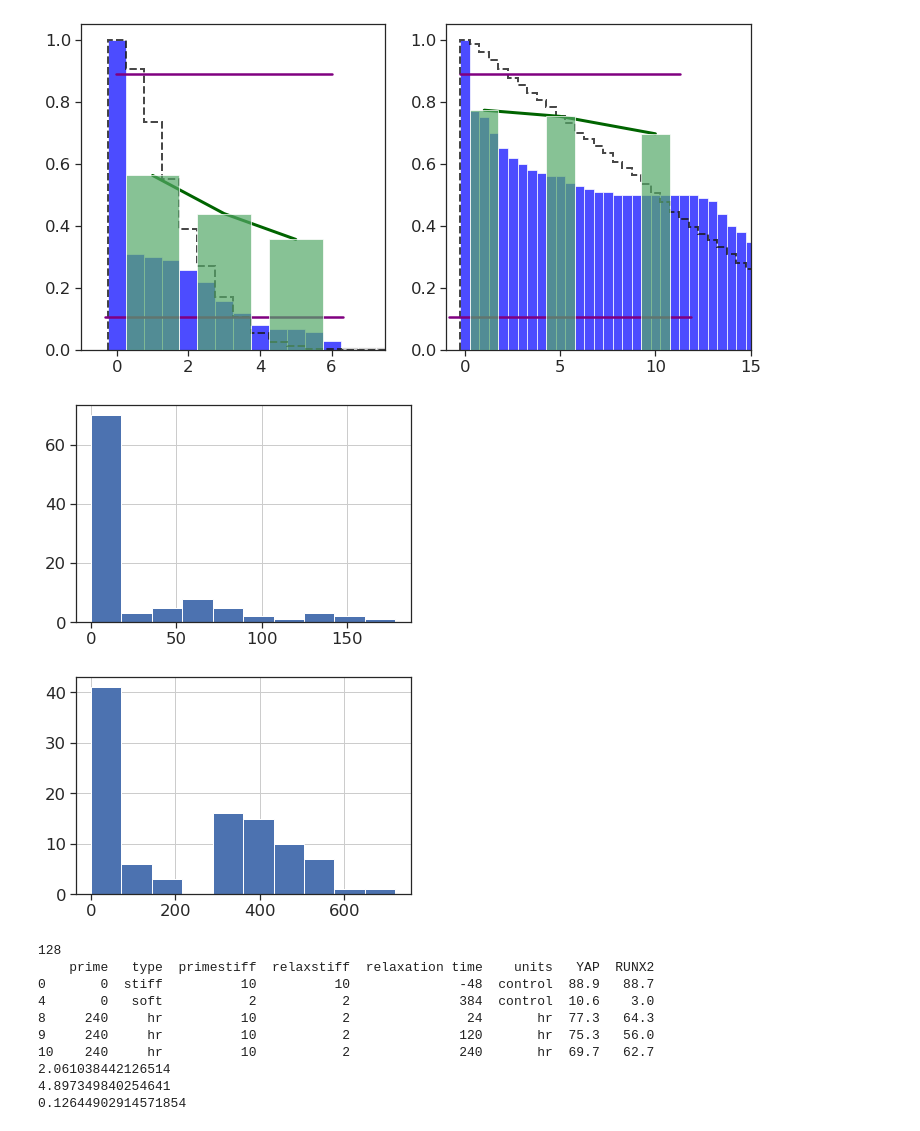
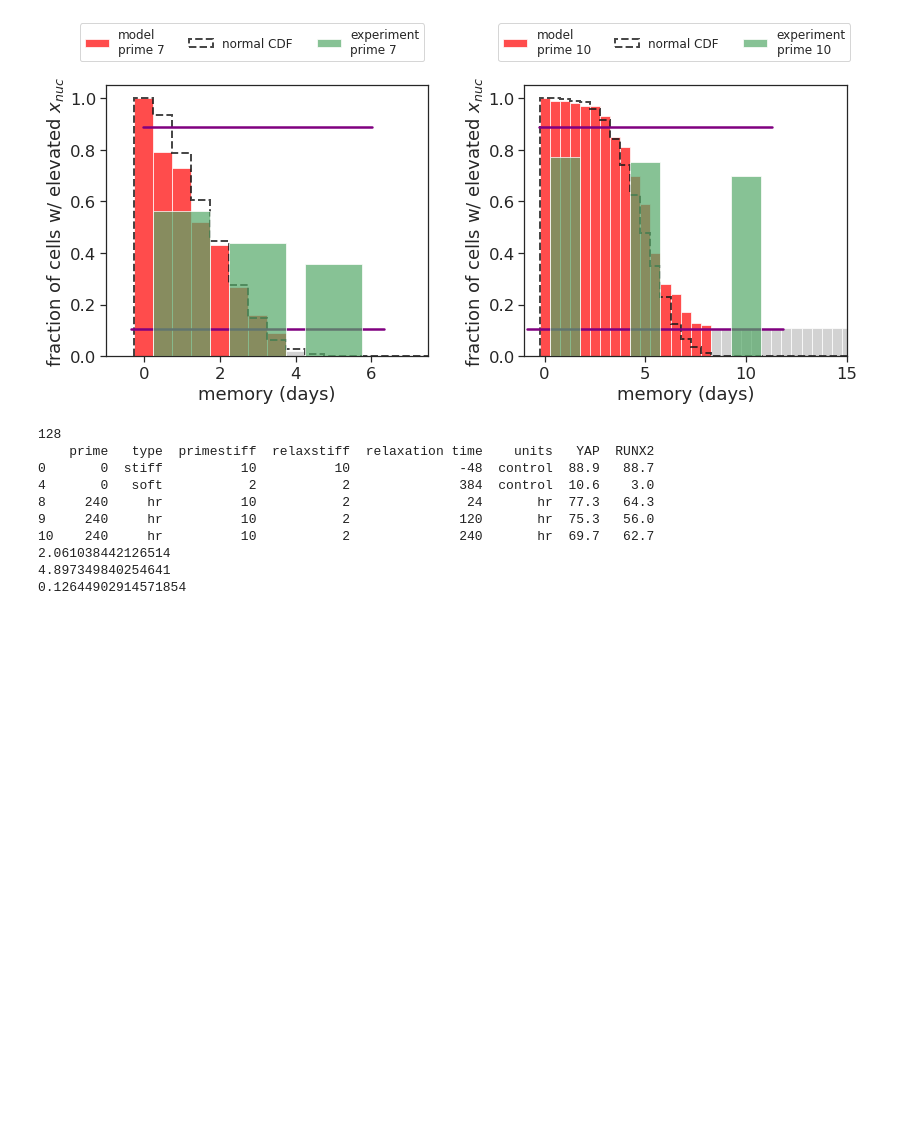
Before and after one commit to chris-price19/cell-mech-memory, a Jupyter notebook: ensemble_visualization-v2.ipynb, the cells around one changed output. Saved outputs shown, nothing was run; the diff lists cells and outputs as text; code cells hidden in the pictures; blank space fills up the shorter version.

Commit message:
add ensemble data
adding files for noise simulations

```diff
--- a/ensemble_visualization-v2.ipynb
+++ b/ensemble_visualization-v2.ipynb
@@ -42,5 +46,5 @@ pd.set_option('display.expand_frame_repr', True, 'display.max_columns', None)
 # %%
-dynamics = 'exp'
+dynamics = 'linear'
 if dynamics == 'exp':
     fdir = './noise_results_mswitch/prod/'
 elif dynamics == 'linear':
@@ -73,6 +77,7 @@ alldf = alldf.reset_index(drop=True)
 mem_grouping = alldf[['label', 'global_id', 'trial_id','mem_time','mem_stiff','prime_stiff','input_primetime']].groupby(['label', 'global_id', 'input_primetime']).agg('mean')
 
 print(mem_grouping.head(10))
+print(alldf['eps'])
 # %% [output]
 Index(['Unnamed: 0', 'tau_F', 'tau_SG', 'tau_SR', 'kc', 'km', 'x0', 'a0',
        'xtt', 'g', 'n', 'm0', 'a_max', 'time_resolution', 'tau_R0', 'TV0SR',
@@ -131,7 +136,7 @@ for xi, xx in enumerate(ptime):
     exp_distros.append([xx, distrodf[['mechanoact','relaxation time']].sort_values(by='relaxation time')])
 
     ax[xi].bar(subdata.loc[subdata['units']=='hr','relaxation time'] / 24, subdata.loc[subdata['units']=='hr','YAP']/100.,
-           width=1.5, color='g', alpha=0.7, label='prime '+str(xx/24.), zorder=10)
+           width=1.5, color='g', alpha=0.7, zorder=10, label = 'experiment\nprime '+str(int(xx/24.)))
 #     ax[xi].bar(subdata.loc[subdata['units']=='control','relaxation time'] / 24, subdata.loc[subdata['units']=='control','YAP']/100.,
 #            width=1.5, color='k', alpha=1., label='controls', zorder=10)
 
@@ -141,7 +146,8 @@ for xi, xx in enumerate(ptime):
     val = subdata.loc[subdata['type'] == 'soft','YAP'].values/100.
     ax[xi].plot(ax[xi].get_xlim(), [val, val], linewidth=2.5,color=mcolors['purple']) # linestyle='--'
 
-    ax[xi].plot(distrodf['relaxation time']/24, distrodf['YAP']/100., color = mcolors['darkgreen'], linewidth=3.)
+    # exp distribution that gets used for the scoring
+#     ax[xi].plot(distrodf['relaxation time']/24, distrodf['YAP']/100., color = mcolors['darkgreen'], linewidth=3.)
 
 # print(exp_distros)
 
@@ -187,11 +193,24 @@ for oi, oo in enumerate(output):
         mem_agged.at[oi,'kscore'] = kscore.statistic
         mem_agged.at[oi,'r2'] = r2
 
-mem_agged = mem_agged.sort_values(by='kscore').reset_index(drop=True)
-# mem_agged = mem_agged.sort_values(by='r2', ascending=False).reset_index(drop=True)
-ranker = mem_agged[['label','global_id','kscore','r2']].groupby(['label','global_id']).agg('mean').sort_values(by='kscore').reset_index()
-rank = 10
+metric = 'kscore' #'r2' # 'kscore'
+if metric == 'kscore':
+    order = True
+else:
+    order = False
+mem_agged = mem_agged.sort_values(by=metric, ascending=order).reset_index(drop=True)
+ranker = mem_agged[['label','global_id','kscore','r2']].groupby(['label','global_id']).agg('mean').sort_values(by=metric, ascending=order).reset_index()
+print(ranker['kscore'].min())
+# print(ranker['kscore'].max())
+print(ranker['r2'].max())
+# print(ranker['r2'].max())
+rank = 0
 print(ranker.iloc[[rank]])
+# print(alldf.loc[alldf['label'] == ranker.iloc[rank]['label']].loc[alldf['global_id'] == ranker.iloc[rank]['global_id']].groupby(['input_primetime']).agg('mean'))
+details = alldf.loc[alldf['label'] == ranker.iloc[rank]['label']].loc[alldf['global_id'] == ranker.iloc[rank]['global_id']].groupby(['input_primetime']).agg('mean')
+# print(alldf.loc[alldf['label'] == ranker.iloc[rank]['label']].loc[alldf['global_id'] == ranker.iloc[rank]['global_id']][['input_primetime', 'eps']].reset_index(drop=True).iloc[[0]])
+details = details.merge(alldf.loc[alldf['label'] == ranker.iloc[rank]['label']].loc[alldf['global_id'] == ranker.iloc[rank]['global_id']][['input_primetime', 'eps']].reset_index(drop=True).iloc[[0]], on='input_primetime', how='left')
+print(details)
 
 if dynamics == 'linear':
     bcolor = mcolors['red']
@@ -204,29 +223,35 @@ for xi, xx in enumerate(ptime):
     rankdf = alldf.merge(sub_agged, on=['label','global_id','input_primetime'],how='inner', suffixes=('','_y'))
 
     plotdf = rankdf.loc[rankdf['input_primetime'] == xx]
-    print(len(plotdf.loc[plotdf['mem_time'] == 0.]))
-#     print(pd.unique(plotdf['kscore']))
-    fig2,ax2 = plt.subplots(1,1)
-    plotdf['mem_time'].hist(ax=ax2)
+#     print(len(plotdf.loc[plotdf['mem_time'] == 0.]))
 
-    n, bins, patches = ax[xi].hist(plotdf['mem_time'] / 24, density=True, cumulative=-1, bins=bins, color=bcolor, alpha = 0.7, label='model', zorder=1);
+    # actual memory histogram (messes up tight_layout as-is)
+#     fig2, ax2 = plt.subplots(1,1)
+#     plotdf['mem_time'].hist(ax=ax2)
+
+    n, bins, patches = ax[xi].hist(plotdf['mem_time'] / 24, density=True, cumulative=-1,
+                                   bins=bins, color=bcolor, alpha = 0.7, label='model\nprime '+str(int(xx/24.)), zorder=1);
     for pi, pp in enumerate(patches):
         if n[pi] == n[np.max(np.nonzero(n))]:
             pp.set_fc(mcolors['silver'])
 
     N = 1500
-    gausscompare = np.abs(np.random.normal(plotdf['mem_time'].mean()/24, plotdf['mem_time'].std()/24, N))
+#     gausscompare = np.abs(np.random.normal(plotdf['mem_time'].mean()/24, plotdf['mem_time'].std()/24, N))
+    gausscompare = np.abs(np.random.normal(plotdf.loc[plotdf['mem_time'] < plotdf['mem_time'].max(),'mem_time'].mean()/24,
+                                           plotdf.loc[plotdf['mem_time'] < plotdf['mem_time'].max(),'mem_time'].std()/24, N))
     ax[xi].hist(gausscompare, density=True, cumulative=-1, bins=bins, label='normal CDF',
-         histtype='step', alpha=0.8, color='k', linewidth=2., linestyle='--')
+                histtype='step', alpha=0.8, color='k', linewidth=2., linestyle='--')
 
     sub_exp = [i for i in exp_distros if i[0] == xx]
     ax[xi].set_xlim([-1., np.amax(sub_exp[0][1]['relaxation time'])*1.5/24])
 
+    ax[xi].set_xlabel('memory (days)')
+    ax[xi].set_ylabel('fraction of cells w/ elevated $x_{nuc}$')
+    # print(mem_agged.head(20))
+    ax[xi].legend(bbox_to_anchor=(-0.1, 1.25), loc='upper left', ncol=3, prop={"size":12})
 
-    # print(mem_agged.head(20))
+plt.tight_layout()
 
-# print(mem_agged['kscore'].min())
-# print(mem_agged['kscore'].max())
 
 # print(mem_agged[['label','global_id','kscore']].groupby(['label','global_id']).agg('mean').min())
 # print(mem_agged[['label','global_id','kscore']].groupby(['label','global_id']).agg('mean').max())
@@ -234,4 +259,16 @@ for xi, xx in enumerate(ptime):
 # density, bins = ax[xi].hist(memory / 24, density=True, cumulative=-1, bins=bins, color='blue', alpha = 0.7, label='model');
 # print(density)
 # print(bins)
+
+saveall = False
+if saveall:
+    now = datetime.now().strftime("%m-%d-%Y_%H.%M")
+    direc = os.getcwd() + '/../figures_v3/figure6/'
+    fname1 = direc + "fig6_noise_" + dynamics + "_rank" + str(rank)+ "_v1." + now + ".png"
+#     fig.tight_layout()
+    fig.savefig(fname1, format='png', dpi=600, transparent=True)
+    details.to_csv(direc + 'fig6_details_' + str(rank) + '_' + now + '.csv')
+
+#     with open(fname1 + '.json', 'w') as f:
+#         f.write(json.dumps(params))
 # %% [output]
@@ -242,6 +292,4 @@ for xi, xx in enumerate(ptime):
-[figure, old version]
+[figure, new version]
-[figure, removed]
-[figure, removed]
 # %%
 label = 671
 ptime = 240
```
Also changed, not shown: parts of 3 cells of this notebook, 22 other files.
